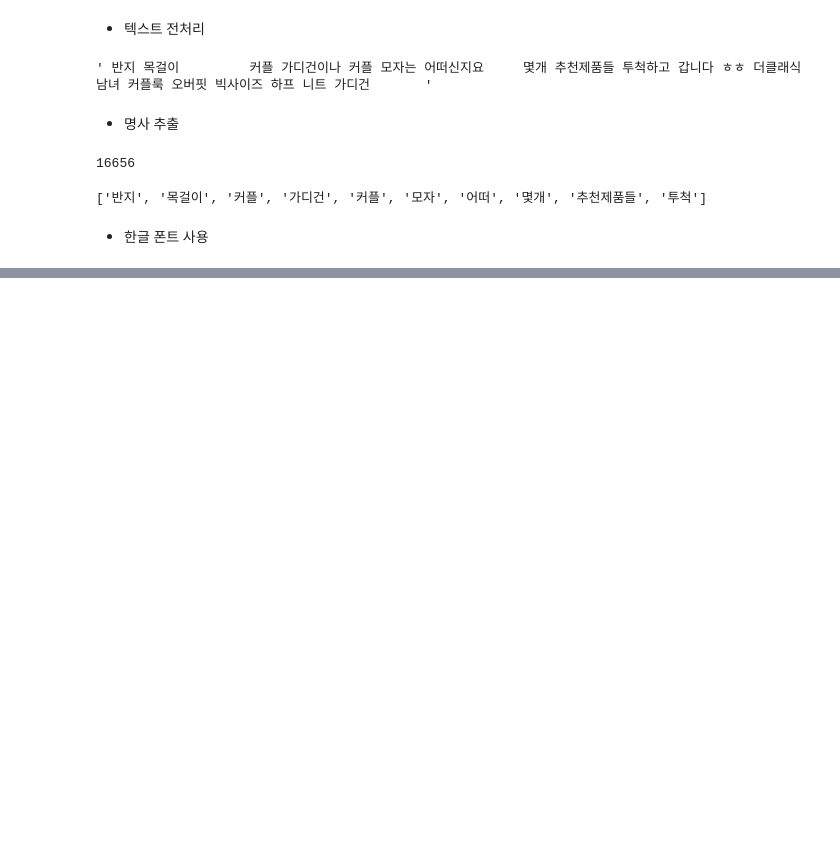
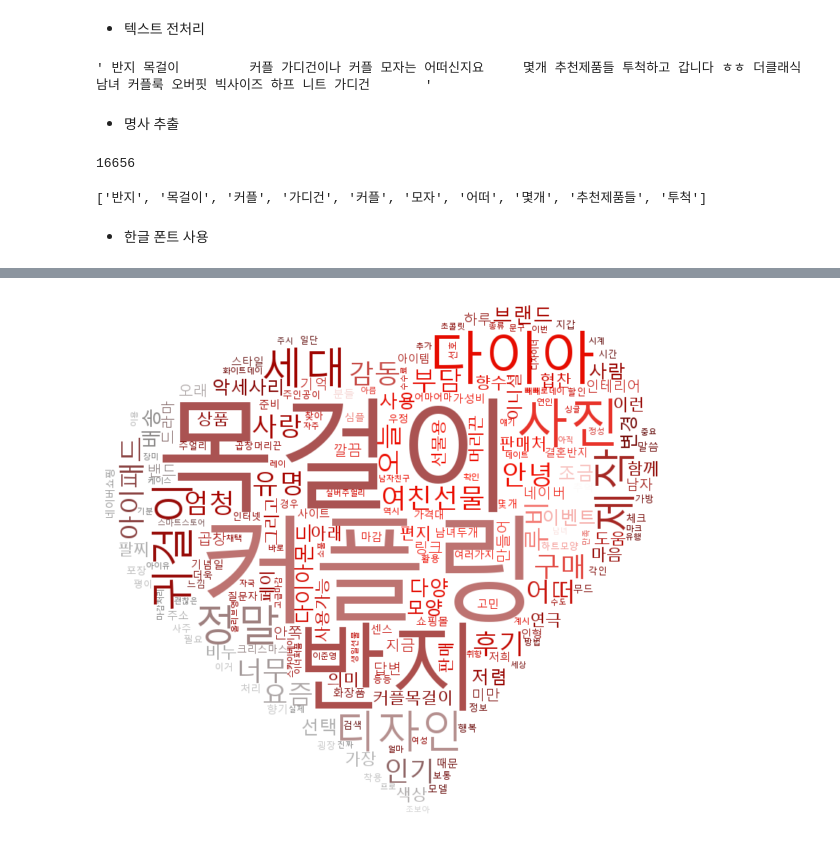
Before and after one commit to DanjyChichi/MachineLearning-2021-12, a Jupyter notebook: 06.Text분석/22.워드클라우드.ipynb, the cells around one changed output, grey strips where cells are left out. Cells and saved outputs as stored; diff of their text form; code cells hidden in the pictures; blank space fills up the shorter version.

```diff
--- a/06.Text분석/22.워드클라우드.ipynb
+++ b/06.Text분석/22.워드클라우드.ipynb
@@ -55,0 +99,18 @@ gift_list = [gift for gift in gift_list if gift not in stop_list]
+# %%
+from wordcloud import ImageColorGenerator
+
+mask = np.array(Image.open('data/heart.jpg'))
+image_colors = ImageColorGenerator(mask)
+# %%
+wc = WordCloud(
+    font_path = 'c:/Windows/Fonts/malgun.ttf',
+    relative_scaling=0.2, background_color='white', mask=mask
+).generate_from_frequencies(dict(data))
+default_color = wc.to_array()
+# %%
+plt.figure(figsize=(10,10))
+plt.imshow(wc.recolor(color_func=image_colors), interpolation='bilinear')
+plt.axis('off')
+plt.show()
+# %% [output]
+[figure, added]
```
Also changed, not shown: parts of 11 cells of this notebook, 3 other files.
